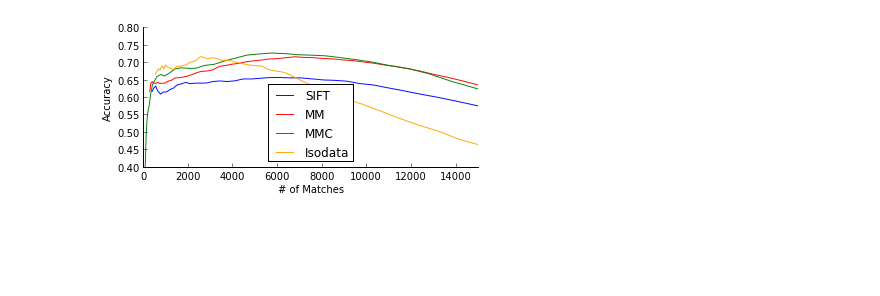
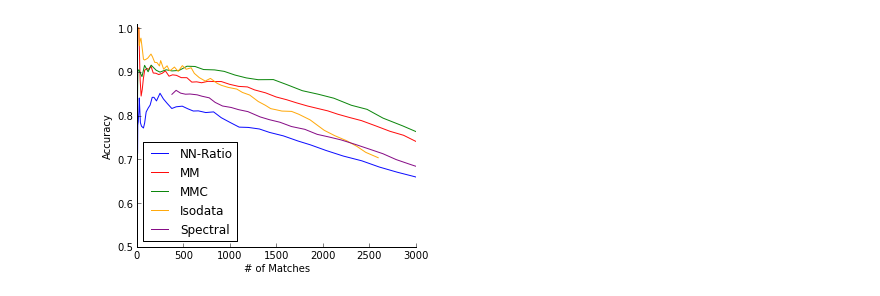
Before and after one commit to arnfred/Mirror-Match, a Jupyter notebook: code/cluster-match/Test Accumulated.ipynb, the cells around one changed output. Saved outputs shown, nothing was run; the diff lists cells and outputs as text; code cells hidden in the pictures; blank space fills up the shorter version.

```diff
--- a/code/cluster-match/Test Accumulated.ipynb
+++ b/code/cluster-match/Test Accumulated.ipynb
@@ -55,6 +54,0 @@ Amount of points: 331, k_init: 50
-# %%
-display.accuPlot([correct_us, correct_ms, correct_cs, correct_is], [total_us, total_ms, total_cs, total_is], ["SIFT", "MM", "MMC", "Isodata"], ylim=(0.4,0.8), xlim=15000)
-fig = matplotlib.pyplot.gcf()
-fig.set_size_inches(6,2.5)
-# %% [output]
-[figure, removed]
@@ -60,0 +68,12 @@ fig.set_size_inches(6,2.5)
+# %%
+# Load data
+data = numpy.load(directory + "data.npz")
+# %%
+display.accuPlot(
+    [data['NN_Ratio'][0], data['MM'][0], data['MMC'][0], data['Isodata'][0], data['Spectral'][0]],
+    [data['NN_Ratio'][1], data['MM'][1], data['MMC'][1], data['Isodata'][1], data['Spectral'][1]],
+    ["NN-Ratio", "MM", "MMC", "Isodata","Spectral"],
+    colors = ["blue", "red", "green", "orange", "purple"],
+    size=(5,4), ylim=(0.5,1.01), xlim=3000)
+# %% [output]
+[figure, added]
```
Also changed, not shown: parts of 7 cells of this notebook, 10 other files.
